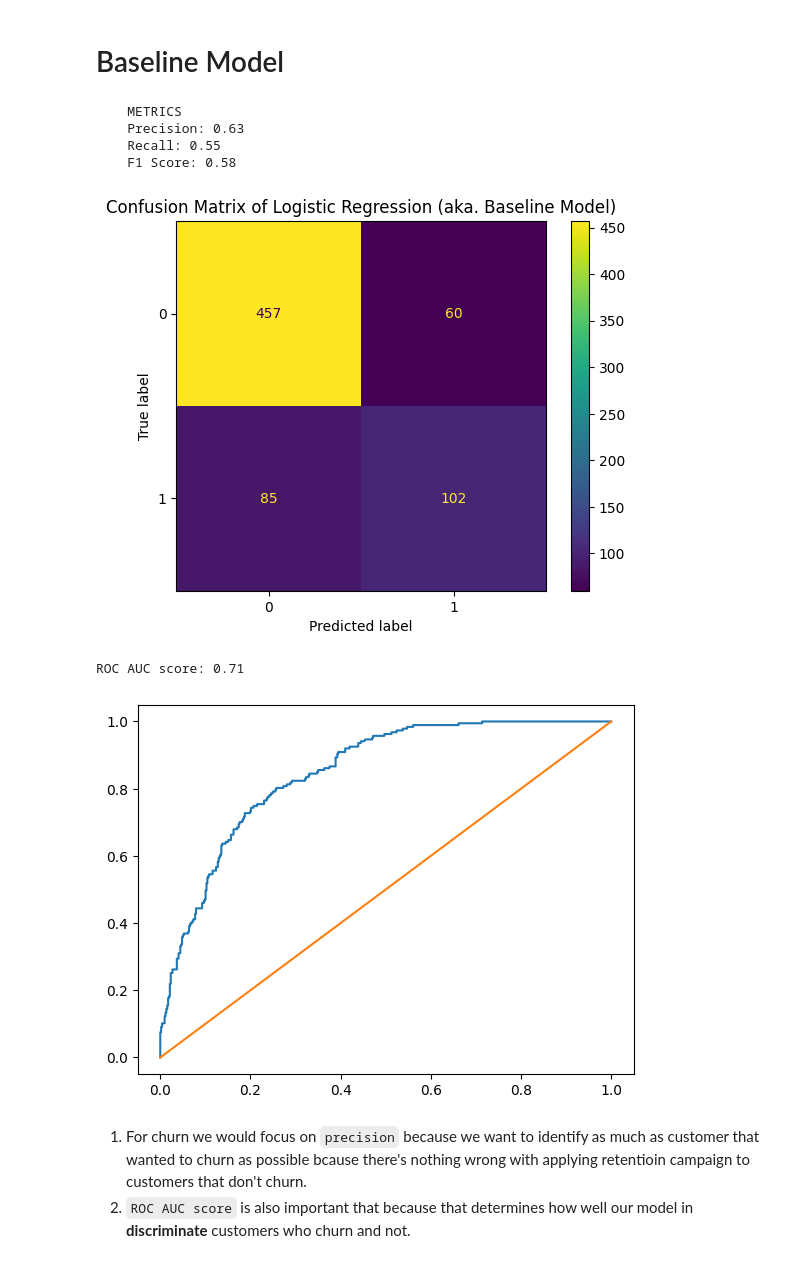
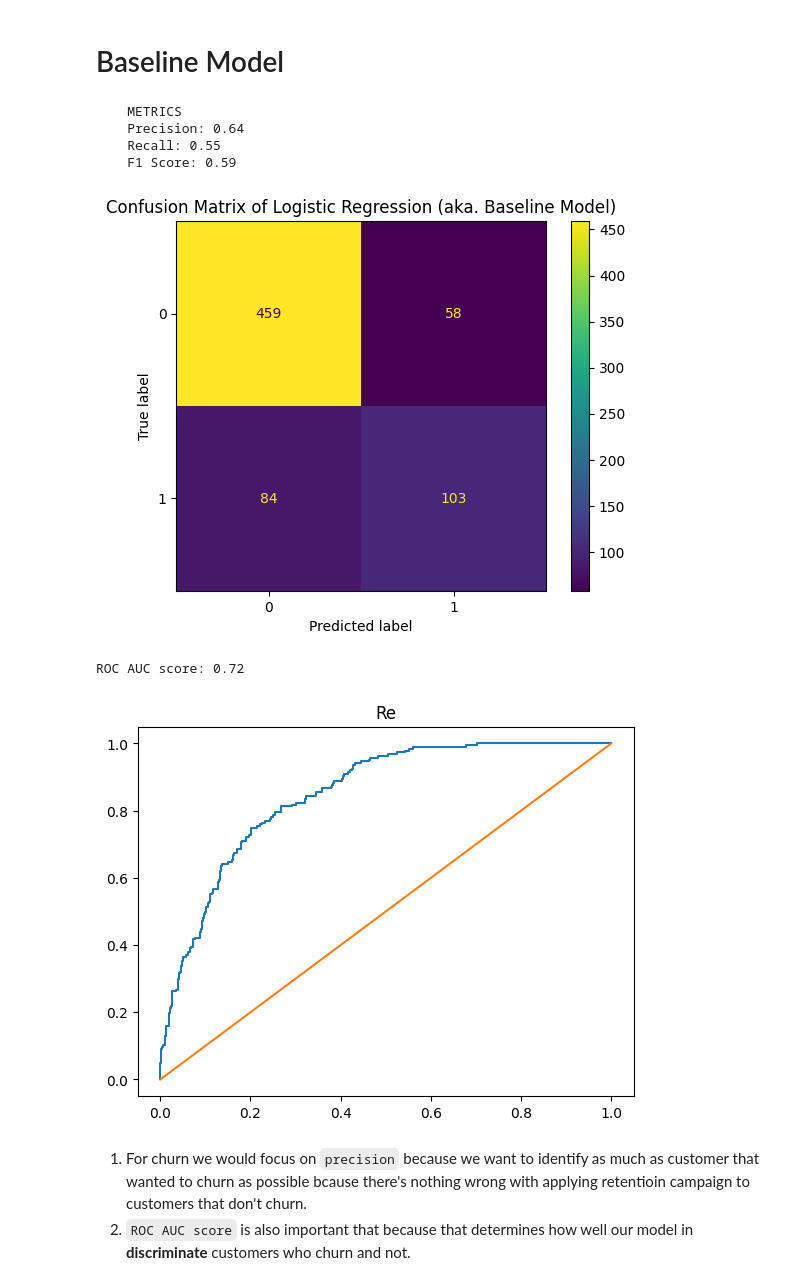
Before and after one commit to marcellinus-witarsah/data-challenge-dsw-2023, a Jupyter notebook: notebooks/03_churn_model.ipynb, the cells around one changed output. Cells and saved outputs as stored; diff of their text form; code cells hidden in the pictures.

```diff
--- a/notebooks/03_churn_model.ipynb
+++ b/notebooks/03_churn_model.ipynb
@@ -353,11 +353,6 @@ def check_internet_service(row):
         and row['Use MyApp'] == "No internet service":
         return 0
     else: return 1
-
-# generate new features
-df['Internet Service'] = df.apply(lambda x: check_internet_service(x), axis=1)
-df['Total Purchase'] = df['Tenure Months'] * df['Monthly Purchase (Thou. IDR)']
-
 
 # replace values
 prod_app_map = {
@@ -385,7 +380,7 @@ df["Device Class"] = df["Device Class"].replace(device_class_map)
 df = pd.get_dummies(df, columns=['Payment Method'], dtype=int)
 
 # drop data
-df = df.drop(columns=["Customer ID", "Location", "Longitude", "Latitude", "CLTV (Predicted Thou. IDR)", "Total Purchase", "Churn Label"])
+df = df.drop(columns=["Customer ID", "Location", "Longitude", "Latitude", "Churn Label"])
 
 # split data to train and test
 X, y = df.drop(columns=["Churn"]), df["Churn"]
@@ -424,37 +419,38 @@ y_pred = model.predict(scaler.transform(X_val))
 y_pred_proba = model.predict_proba(scaler.transform(X_val))
 
 # calculate precision, recall, f1 score
 tn, fp, fn, tp = confusion_matrix(y_val, y_pred).ravel()
 print(f"""
     METRICS
     Precision: {precision_score(y_val, y_pred):.2f}
     Recall: {recall_score(y_val, y_pred):.2f}
     F1 Score: {f1_score(y_val, y_pred):.2f}
 """)
 
 # confusion matrix
 cm = confusion_matrix(y_val, y_pred, labels=model.classes_)
 disp = ConfusionMatrixDisplay(confusion_matrix=cm, display_labels=model.classes_)
 disp.plot()
 plt.title("Confusion Matrix of Logistic Regression (aka. Baseline Model)")
 plt.show()
 
 # ROC AUC score
 print(f"ROC AUC score: {roc_auc_score(y_val, y_pred):.2f}")
 
 # ROC curve plot
 fpr, tpr, _ = roc_curve(y_val,  y_pred_proba[:, -1])
 plt.plot(fpr, tpr)
 plt.plot((0, 1), (0, 1))
+plt.title("Re")
 plt.show()
 # %% [output]
     METRICS
-    Precision: 0.63
+    Precision: 0.64
     Recall: 0.55
-    F1 Score: 0.58
+    F1 Score: 0.59
 [figure]
-ROC AUC score: 0.71
+ROC AUC score: 0.72
-[figure, old version]
+[figure, new version]
 # %% [markdown]
 1. For churn we would focus on `precision` because we want to identify as much as customer that wanted to churn as possible bcause there's nothing wrong with applying retentioin campaign to customers that don't churn.
 2. `ROC AUC score` is also important that because that determines how well our model in **discriminate** customers who churn and not.
```
Also changed, not shown: parts of 4 cells of this notebook.
